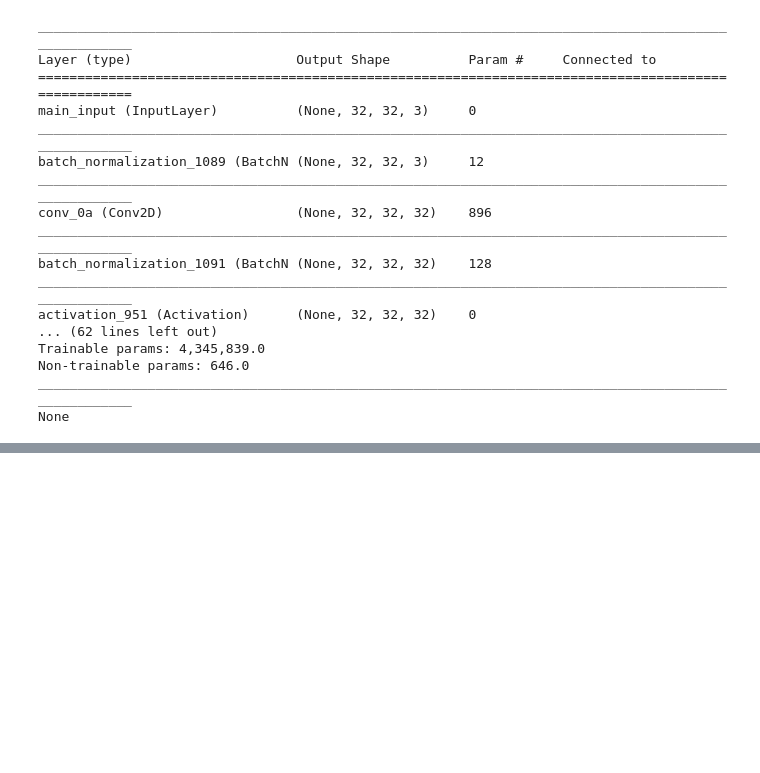
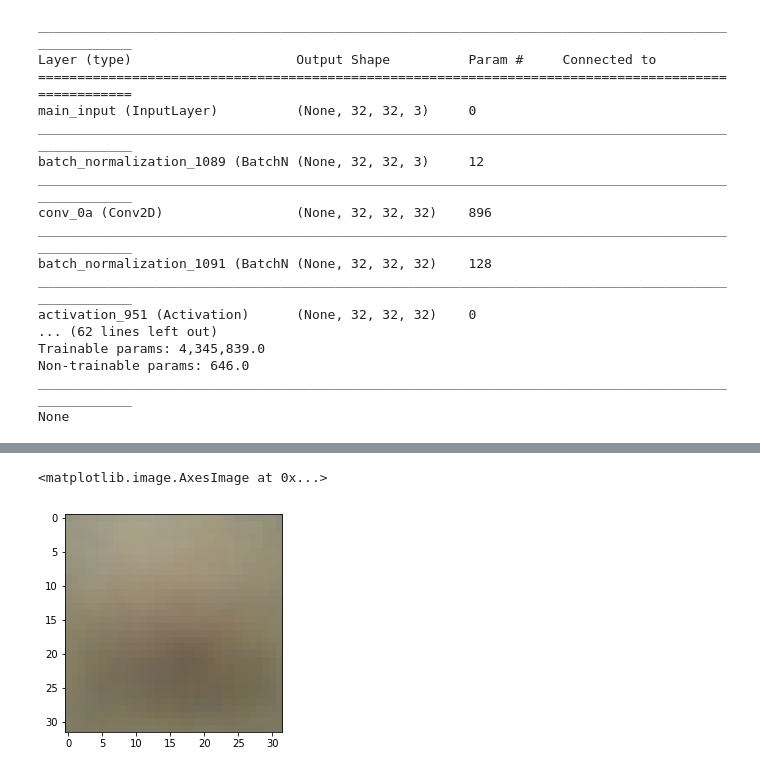
Before and after one commit to xkortex/DeepDealWithIt, a Jupyter notebook: deal_with_it.ipynb, the cells around one changed output, grey strips where cells are left out. Cells and saved outputs as stored; diff of their text form; code cells hidden in the pictures; blank space fills up the shorter version.

```diff
--- a/deal_with_it.ipynb
+++ b/deal_with_it.ipynb
@@ -549,2 +566,5 @@ plt.imshow(x_test[n])
 # %%
-plt.imshow(redim(pp[n], 2))
+plt.imshow(redim(pp[n], 3))
+# %% [output]
+<matplotlib.image.AxesImage at 0x...>
+[figure, added]
```
Also changed, not shown: parts of 2 cells of this notebook.
